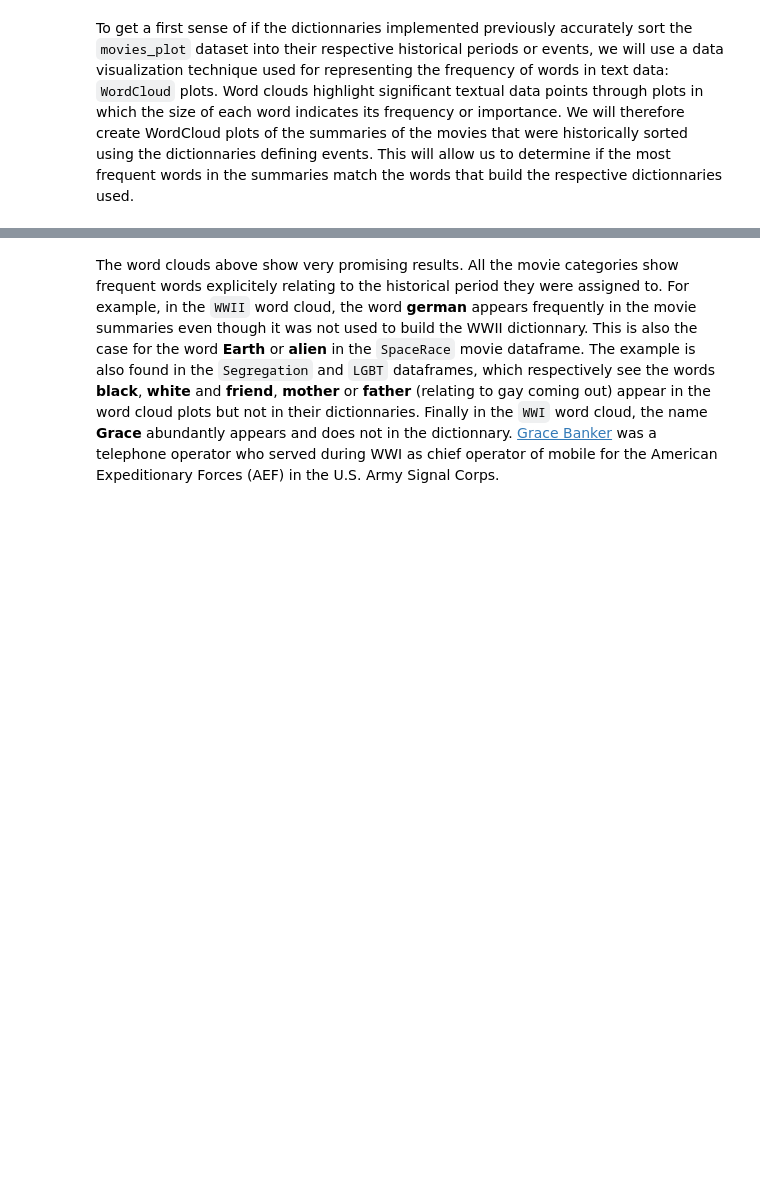
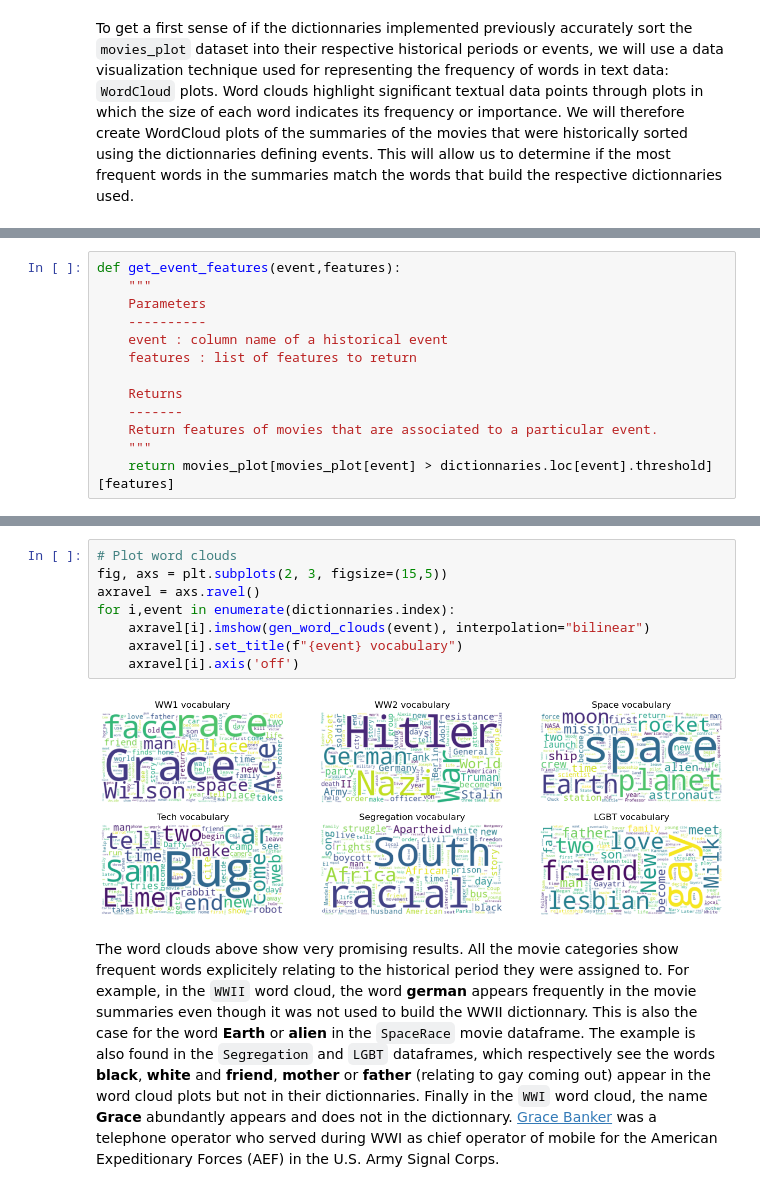
Before and after one commit to epfl-ada/ada-2022-project-thegonios, a Jupyter notebook: Data_processing.ipynb, the cells around one changed output, grey strips where cells are left out. Drawn from its saved outputs; the diff is of its cells as text; blank space fills up the shorter version.

```diff
--- a/Data_processing.ipynb
+++ b/Data_processing.ipynb
@@ -1124,0 +1098,13 @@ axs[1,2].axis('off')
+# %%
+def get_event_features(event,features):
+    """
+    Parameters
+    ----------
+    event : column name of a historical event
+    features : list of features to return
+
+    Returns
+    -------
+    Return features of movies that are associated to a particular event.
+    """
+    return movies_plot[movies_plot[event] > dictionnaries.loc[event].threshold][features]
@@ -1125,3 +1155,13 @@ axs[1,2].axis('off')
+# %%
+# Plot word clouds
+fig, axs = plt.subplots(2, 3, figsize=(15,5))
+axravel = axs.ravel()
+for i,event in enumerate(dictionnaries.index):
+    axravel[i].imshow(gen_word_clouds(event), interpolation="bilinear")
+    axravel[i].set_title(f"{event} vocabulary")
+    axravel[i].axis('off')
+# %% [output]
+[figure, added]
 # %% [markdown]
 The word clouds above show very promising results. All the movie categories show frequent words explicitely relating to the historical period they were assigned to. For example, in the `WWII` word cloud, the word **german** appears frequently in the movie summaries even though it was not used to build the WWII dictionnary. This is also the case for the word **Earth** or **alien** in the `SpaceRace` movie dataframe. The example is also found in the `Segregation` and `LGBT` dataframes, which respectively see the words **black**, **white** and **friend**, **mother** or **father** (relating to gay coming out) appear in the word cloud plots but not in their dictionnaries. Finally in the `WWI` word cloud, the name **Grace** abundantly appears and does not in the dictionnary. [Grace Banker](https://en.wikipedia.org/wiki/Grace_Banker) was a telephone operator who served during WWI as chief operator of mobile for the American Expeditionary Forces (AEF) in the U.S. Army Signal Corps.
 # %% [markdown]
```
Also changed, not shown: parts of 47 cells of this notebook.
